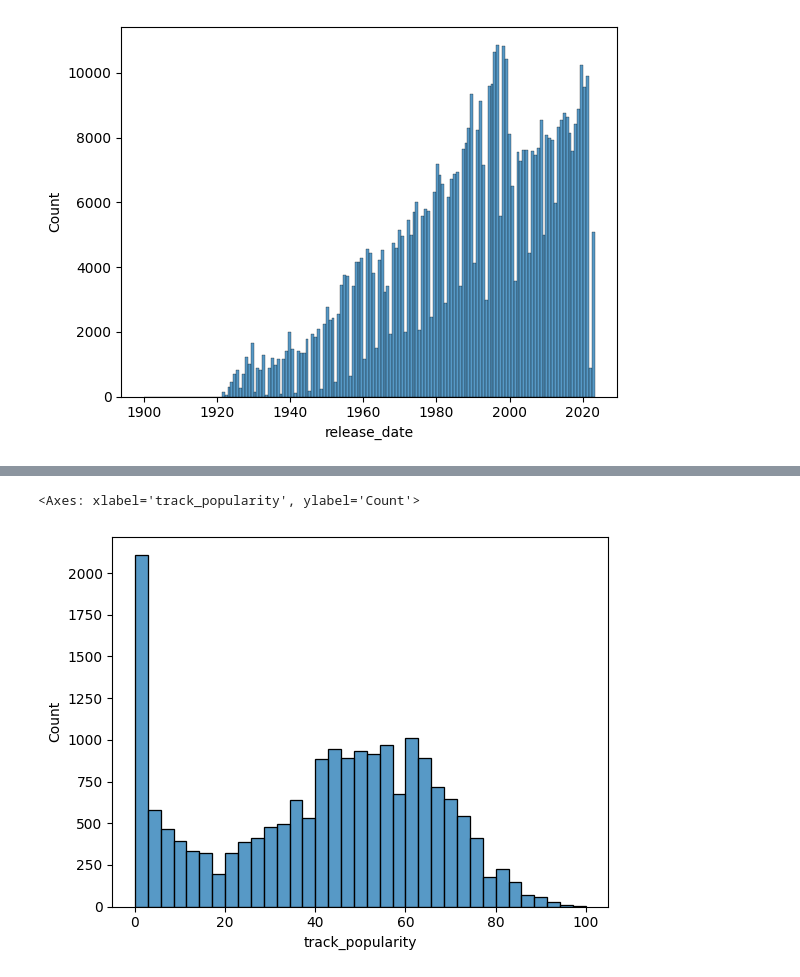
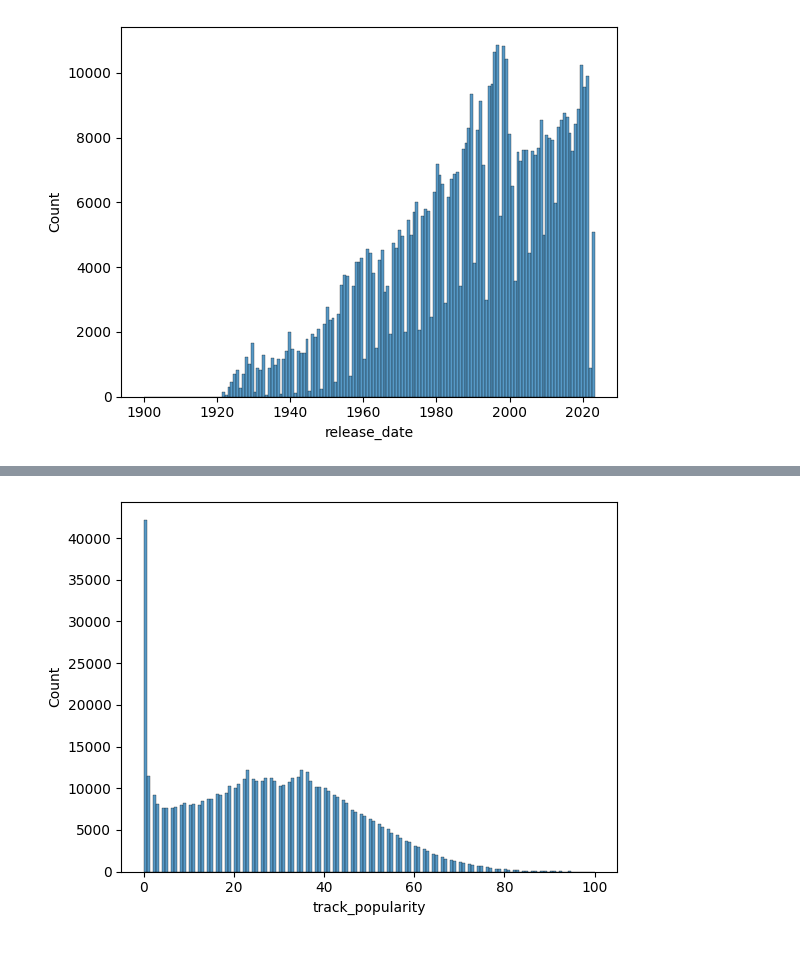
Before and after one commit to dmassonfr/Spotify_hit_predictor, a Jupyter notebook: notebooks/plwbr-train-new-data.ipynb, the cells around one changed output, grey strips where cells are left out. Cells and saved outputs as stored; diff of their text form; code cells hidden in the pictures.

```diff
--- a/notebooks/plwbr-train-new-data.ipynb
+++ b/notebooks/plwbr-train-new-data.ipynb
@@ -64,0 +117,6 @@ plt.show()
+# %%
+#normalize followers
+data['followers'] = data['followers'].fillna(0)
+data['followers_norm'] = np.log10(data['followers']+1)/10
+sns.boxenplot(data['followers_norm'])
+plt.show()
@@ -64,0 +125,6 @@ plt.show()
+# %%
+#normalize duration
+data['duration_ms'][data['duration_ms']>1000000] = 1000000
+data['duration_norm'] = np.log10(data['duration_ms']/1000000)/3+1
+sns.boxenplot(data['duration_norm'])
+plt.show()
@@ -64,0 +137,4 @@ plt.show()
+# %%
+data['explicit'] = data['explicit'].fillna(0)
+sns.scatterplot(x= data['delta_days'], y=data['explicit'])
+plt.show()
@@ -64,0 +143,6 @@ plt.show()
+# %%
+#normalize duration
+data['duration_norm'] = 1+np.log(data['duration_ms']/1000000)/7
+sns.boxenplot(data['duration_norm'])
+plt.show()
+min(data['duration_ms']), max(data['duration_ms'])
@@ -65,5 +152,5 @@ plt.show()
 # %%
-sns.histplot(new_data['track_popularity'])
+sns.histplot(data['track_popularity'])
+plt.show()
 # %% [output]
-<Axes: xlabel='track_popularity', ylabel='Count'>
-[figure, old version]
+[figure, new version]
```
Also changed, not shown: parts of 27 cells of this notebook, 3 other files.
